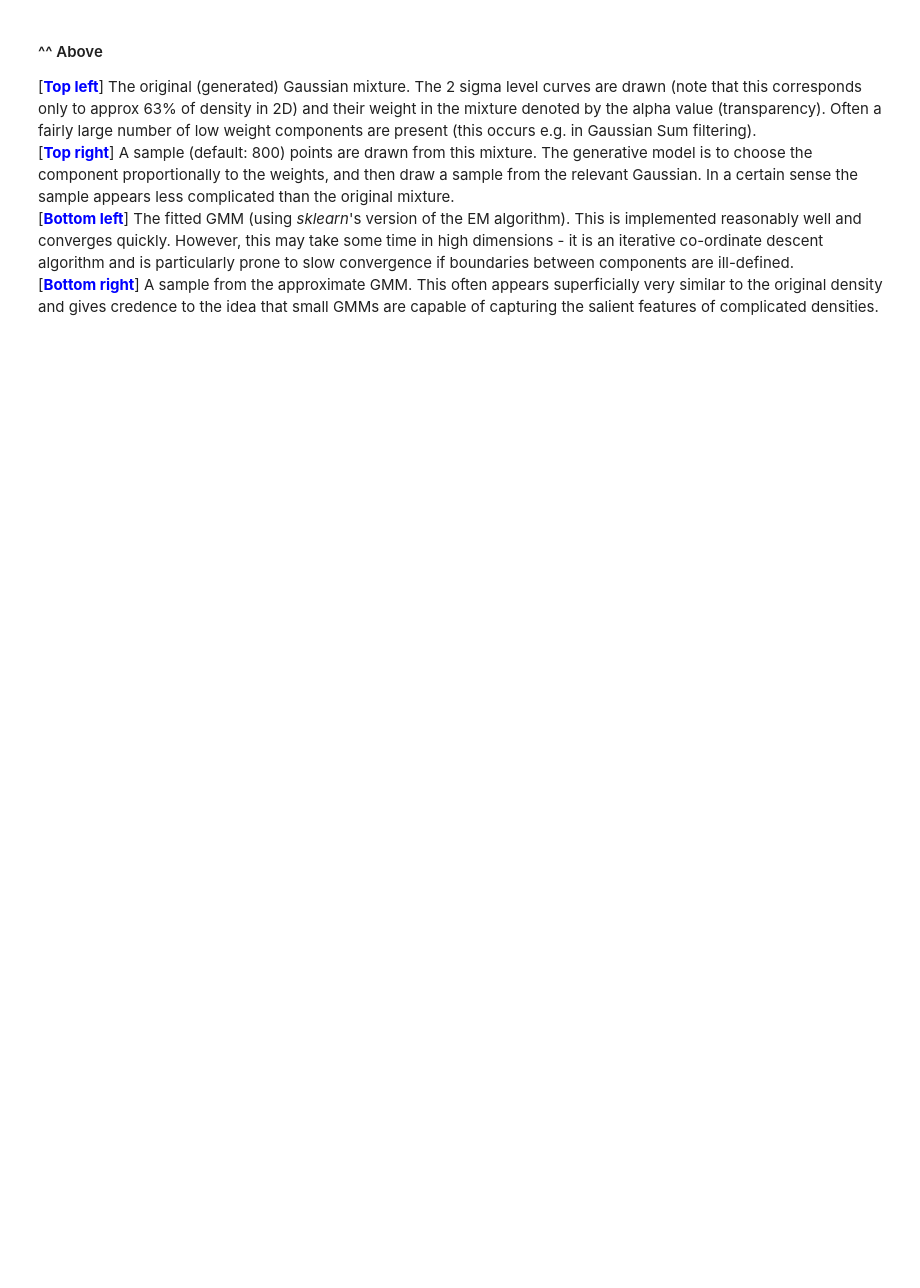
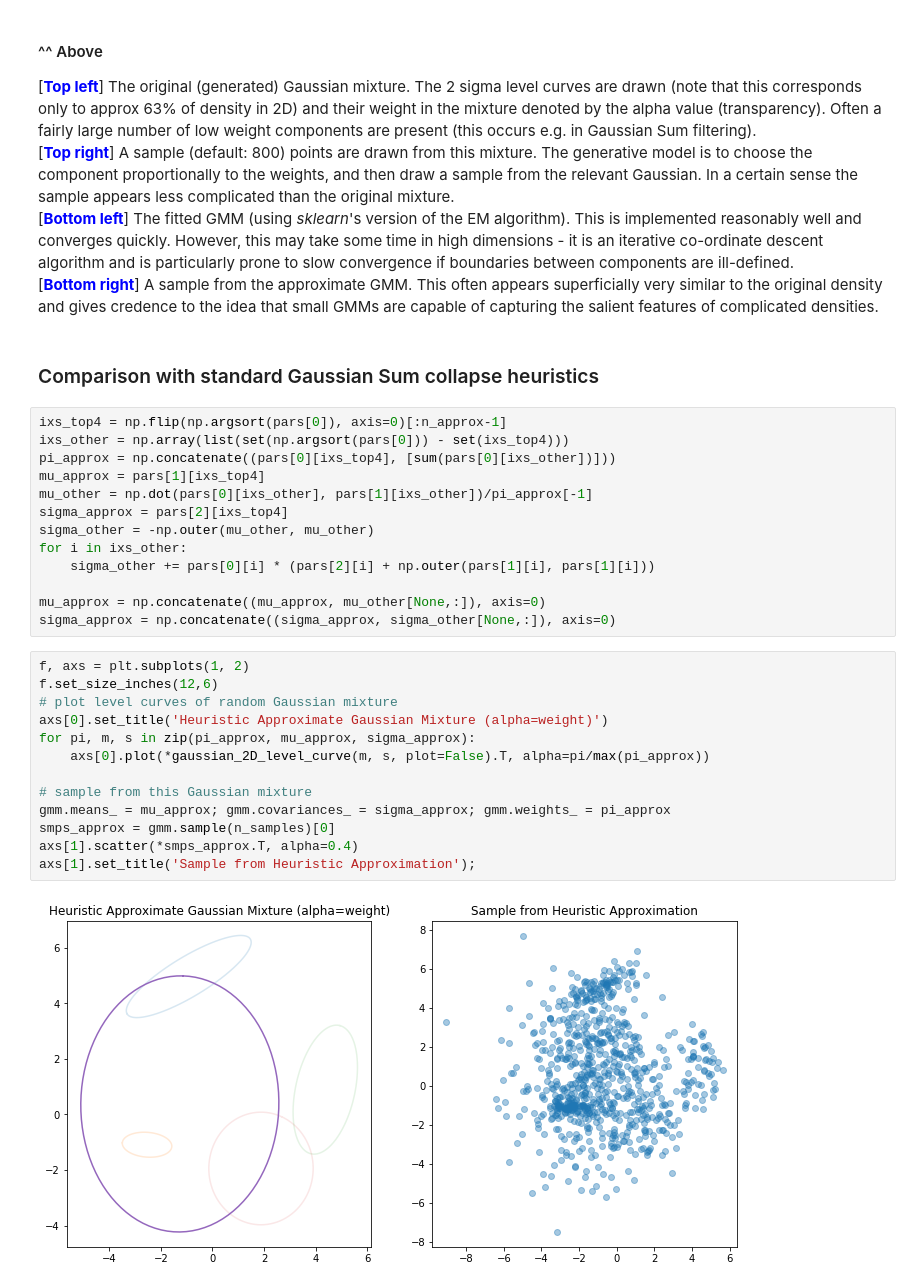
Before and after one commit to ornithos/teachingnotes, a Jupyter notebook: GMM.ipynb, the cells around one changed output. Cells and saved outputs as stored; diff of their text form; blank space fills up the shorter version.

Commit message:
add Gaussian mixture GS Collapse Heuristic

```diff
--- a/GMM.ipynb
+++ b/GMM.ipynb
@@ -97,3 +97,33 @@ axs[1,1].set_title('Sample from Approximated Density');
 [**<span style='color:blue'>Top right</span>**] A sample (default: 800) points are drawn from this mixture. The generative model is to choose the component proportionally to the weights, and then draw a sample from the relevant Gaussian. In a certain sense the sample appears less complicated than the original mixture.<br>
 [**<span style='color:blue'>Bottom left</span>**] The fitted GMM (using _sklearn_'s version of the EM algorithm). This is implemented reasonably well and converges quickly. However, this may take some time in high dimensions - it is an iterative co-ordinate descent algorithm and is particularly prone to slow convergence if boundaries between components are ill-defined.<br>
 [**<span style='color:blue'>Bottom right</span>**] A sample from the approximate GMM. This often appears superficially very similar to the original density and gives credence to the idea that small GMMs are capable of capturing the salient features of complicated densities.
+# %% [markdown]
+### Comparison with standard Gaussian Sum collapse heuristics
+# %%
+ixs_top4 = np.flip(np.argsort(pars[0]), axis=0)[:n_approx-1]
+ixs_other = np.array(list(set(np.argsort(pars[0])) - set(ixs_top4)))
+pi_approx = np.concatenate((pars[0][ixs_top4], [sum(pars[0][ixs_other])]))
+mu_approx = pars[1][ixs_top4]
+mu_other = np.dot(pars[0][ixs_other], pars[1][ixs_other])/pi_approx[-1]
+sigma_approx = pars[2][ixs_top4]
+sigma_other = -np.outer(mu_other, mu_other)
+for i in ixs_other:
+    sigma_other += pars[0][i] * (pars[2][i] + np.outer(pars[1][i], pars[1][i]))
+
+mu_approx = np.concatenate((mu_approx, mu_other[None,:]), axis=0)
+sigma_approx = np.concatenate((sigma_approx, sigma_other[None,:]), axis=0)
+# %%
+f, axs = plt.subplots(1, 2)
+f.set_size_inches(12,6)
+# plot level curves of random Gaussian mixture
+axs[0].set_title('Heuristic Approximate Gaussian Mixture (alpha=weight)')
+for pi, m, s in zip(pi_approx, mu_approx, sigma_approx):
+    axs[0].plot(*gaussian_2D_level_curve(m, s, plot=False).T, alpha=pi/max(pi_approx))
+
+# sample from this Gaussian mixture
+gmm.means_ = mu_approx; gmm.covariances_ = sigma_approx; gmm.weights_ = pi_approx
+smps_approx = gmm.sample(n_samples)[0]
+axs[1].scatter(*smps_approx.T, alpha=0.4)
+axs[1].set_title('Sample from Heuristic Approximation');
+# %% [output]
+[figure, added]
```
Also changed, not shown: parts of 1 cell of this notebook.
